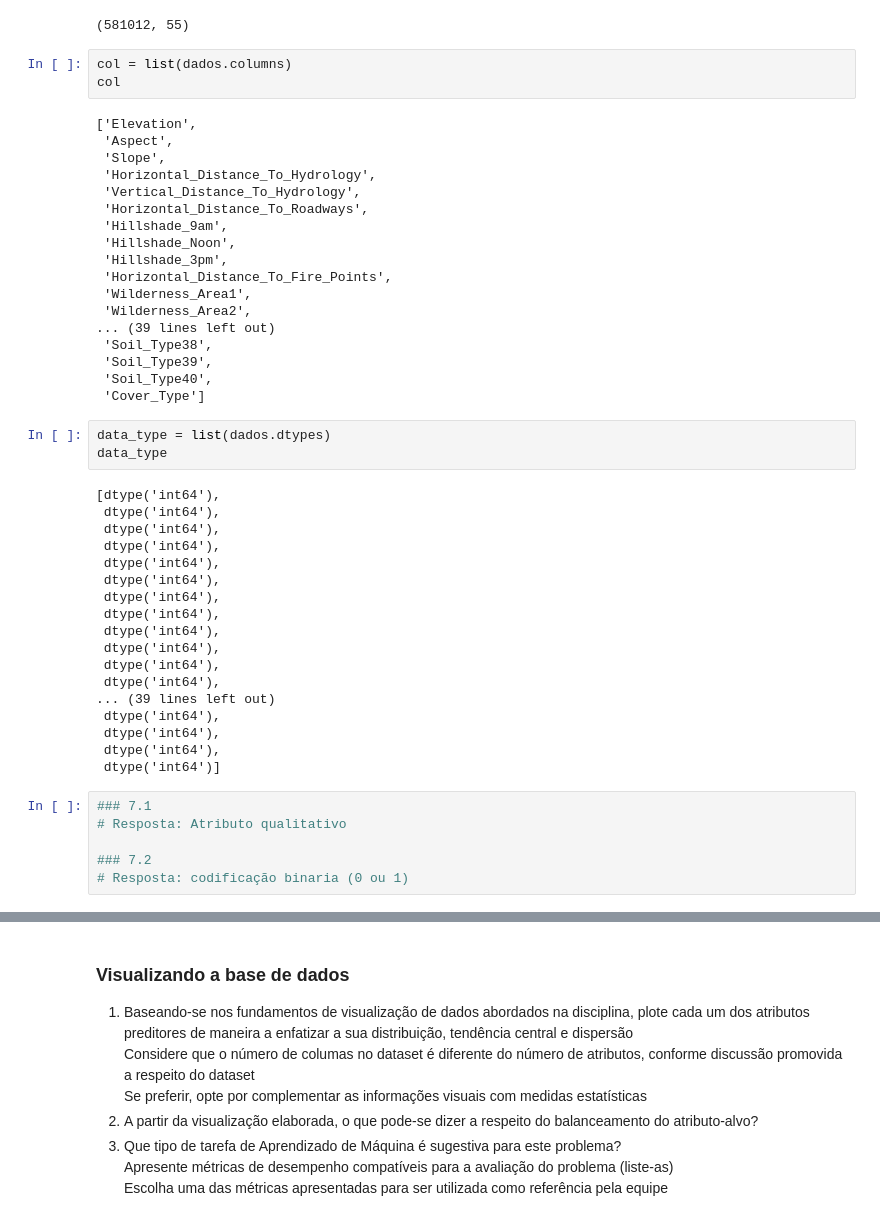
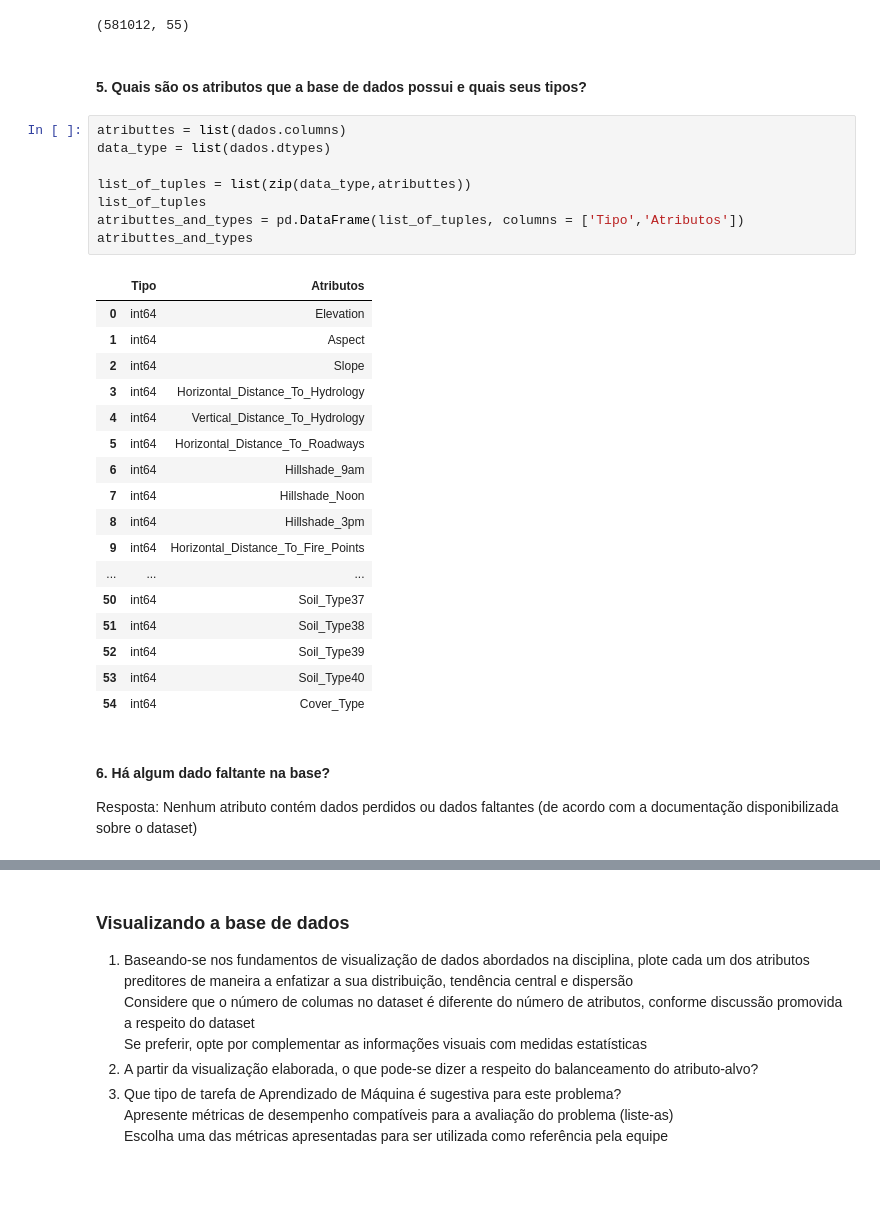
Before and after one commit to elloa-uea/projeto-pratico-3-rna-pp3-team-seven, a Jupyter notebook: notebooks/PP3.2 - Conhecendo o Conjunto de Dados.ipynb, the cells around one changed output, grey strips where cells are left out. Saved outputs shown, nothing was run; the diff lists cells and outputs as text; blank space fills up the shorter version.

```diff
--- a/notebooks/PP3.2 - Conhecendo o Conjunto de Dados.ipynb
+++ b/notebooks/PP3.2 - Conhecendo o Conjunto de Dados.ipynb
@@ -70,51 +88,35 @@ dados.tail(10)
 dados.shape
 # %% [output]
 (581012, 55)
-# %%
-col = list(dados.columns)
-col
-# %% [output]
-['Elevation',
- 'Aspect',
- 'Slope',
- 'Horizontal_Distance_To_Hydrology',
- 'Vertical_Distance_To_Hydrology',
- 'Horizontal_Distance_To_Roadways',
- 'Hillshade_9am',
- 'Hillshade_Noon',
- 'Hillshade_3pm',
- 'Horizontal_Distance_To_Fire_Points',
- 'Wilderness_Area1',
- 'Wilderness_Area2',
-... (39 lines left out)
- 'Soil_Type38',
- 'Soil_Type39',
- 'Soil_Type40',
- 'Cover_Type']
-# %%
-data_type = list(dados.dtypes)
-data_type
-# %% [output]
-[dtype('int64'),
- dtype('int64'),
- dtype('int64'),
- dtype('int64'),
- dtype('int64'),
- dtype('int64'),
- dtype('int64'),
- dtype('int64'),
- dtype('int64'),
- dtype('int64'),
- dtype('int64'),
- dtype('int64'),
-... (39 lines left out)
- dtype('int64'),
- dtype('int64'),
- dtype('int64'),
- dtype('int64')]
-# %%
-### 7.1
-# Resposta: Atributo qualitativo
-
-### 7.2
-# Resposta: codificação binaria (0 ou 1)
+# %% [markdown]
+#### 5. Quais são os atributos que a base de dados possui e quais seus tipos?
+# %%
+atributtes = list(dados.columns)
+data_type = list(dados.dtypes)
+
+list_of_tuples = list(zip(data_type,atributtes))
+list_of_tuples
+atributtes_and_types = pd.DataFrame(list_of_tuples, columns = ['Tipo','Atributos'])
+atributtes_and_types
+# %% [output]
+|  | Tipo | Atributos |
+| 0 | int64 | Elevation |
+| 1 | int64 | Aspect |
+| 2 | int64 | Slope |
+| 3 | int64 | Horizontal_Distance_To_Hydrology |
+| 4 | int64 | Vertical_Distance_To_Hydrology |
+| 5 | int64 | Horizontal_Distance_To_Roadways |
+| 6 | int64 | Hillshade_9am |
+| 7 | int64 | Hillshade_Noon |
+| 8 | int64 | Hillshade_3pm |
+| 9 | int64 | Horizontal_Distance_To_Fire_Points |
+| ... | ... | ... |
+| 50 | int64 | Soil_Type37 |
+| 51 | int64 | Soil_Type38 |
+| 52 | int64 | Soil_Type39 |
+| 53 | int64 | Soil_Type40 |
+| 54 | int64 | Cover_Type |
+# %% [markdown]
+#### 6. Há algum dado faltante na base?
+
+Resposta: Nenhum atributo contém dados perdidos ou dados faltantes (de acordo com a documentação disponibilizada sobre o dataset)
```
Also changed, not shown: parts of 12 cells of this notebook.
